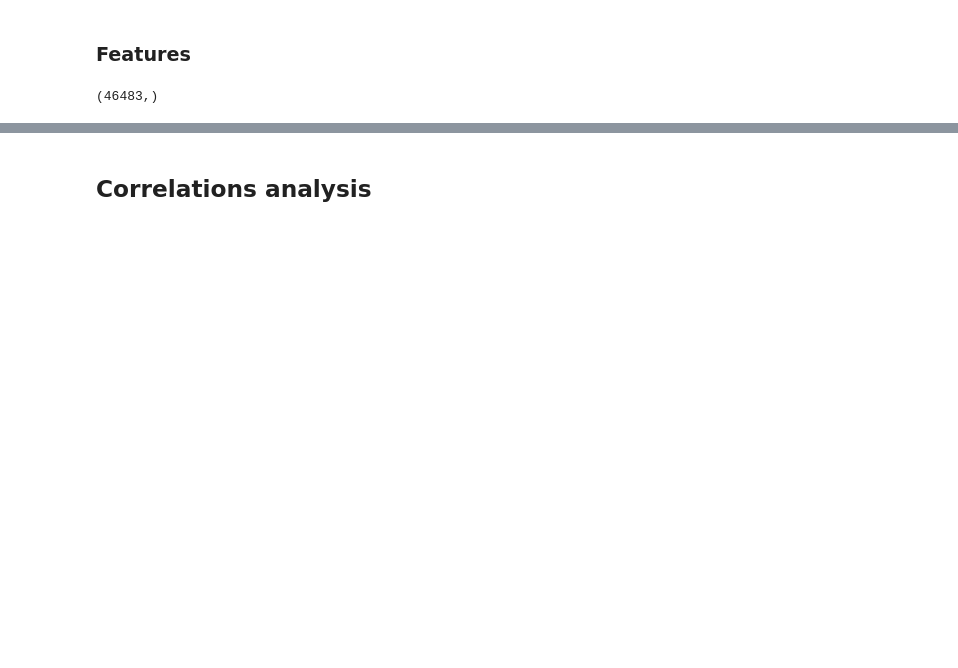
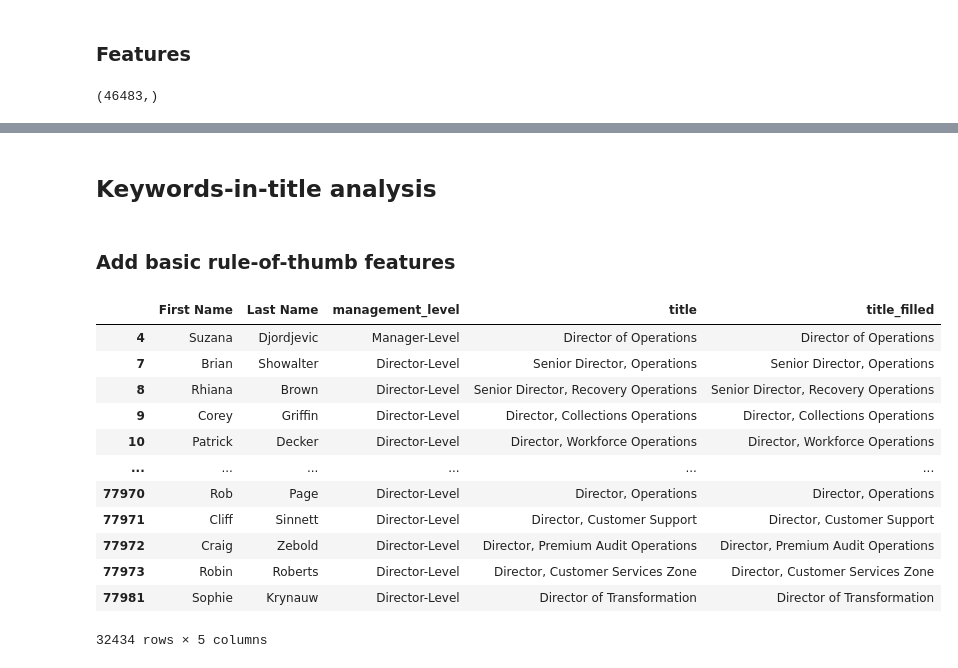
Before and after one commit to omerk1/seniority_prediction, a Jupyter notebook: notebooks/EDA.ipynb, the cells around one changed output, grey strips where cells are left out. Saved outputs shown, nothing was run; the diff lists cells and outputs as text; code cells hidden in the pictures; blank space fills up the shorter version.

```diff
--- a/notebooks/EDA.ipynb
+++ b/notebooks/EDA.ipynb
@@ -88,2 +106,20 @@ plt.show()
 # %% [markdown]
-## Correlations analysis
+## Keywords-in-title analysis
+# %% [markdown]
+### Add basic rule-of-thumb features
+# %%
+df[df['title_filled'].apply(lambda s: s.lower()).str.contains('cto')]
+# %% [output]
+|  | First Name | Last Name | management_level | title | title_filled |
+| 4 | Suzana | Djordjevic | Manager-Level | Director of Operations | Director of Operations |
+| 7 | Brian | Showalter | Director-Level | Senior Director, Operations | Senior Director, Operations |
+| 8 | Rhiana | Brown | Director-Level | Senior Director, Recovery Operations | Senior Director, Recovery Operations |
+| 9 | Corey | Griffin | Director-Level | Director, Collections Operations | Director, Collections Operations |
+| 10 | Patrick | Decker | Director-Level | Director, Workforce Operations | Director, Workforce Operations |
+| ... | ... | ... | ... | ... | ... |
+| 77970 | Rob | Page | Director-Level | Director, Operations | Director, Operations |
+| 77971 | Cliff | Sinnett | Director-Level | Director, Customer Support | Director, Customer Support |
+| 77972 | Craig | Zebold | Director-Level | Director, Premium Audit Operations | Director, Premium Audit Operations |
+| 77973 | Robin | Roberts | Director-Level | Director, Customer Services Zone | Director, Customer Services Zone |
+| 77981 | Sophie | Krynauw | Director-Level | Director of Transformation | Director of Transformation |
+32434 rows × 5 columns
```
Also changed, not shown: parts of 44 cells of this notebook, 2 other files.
